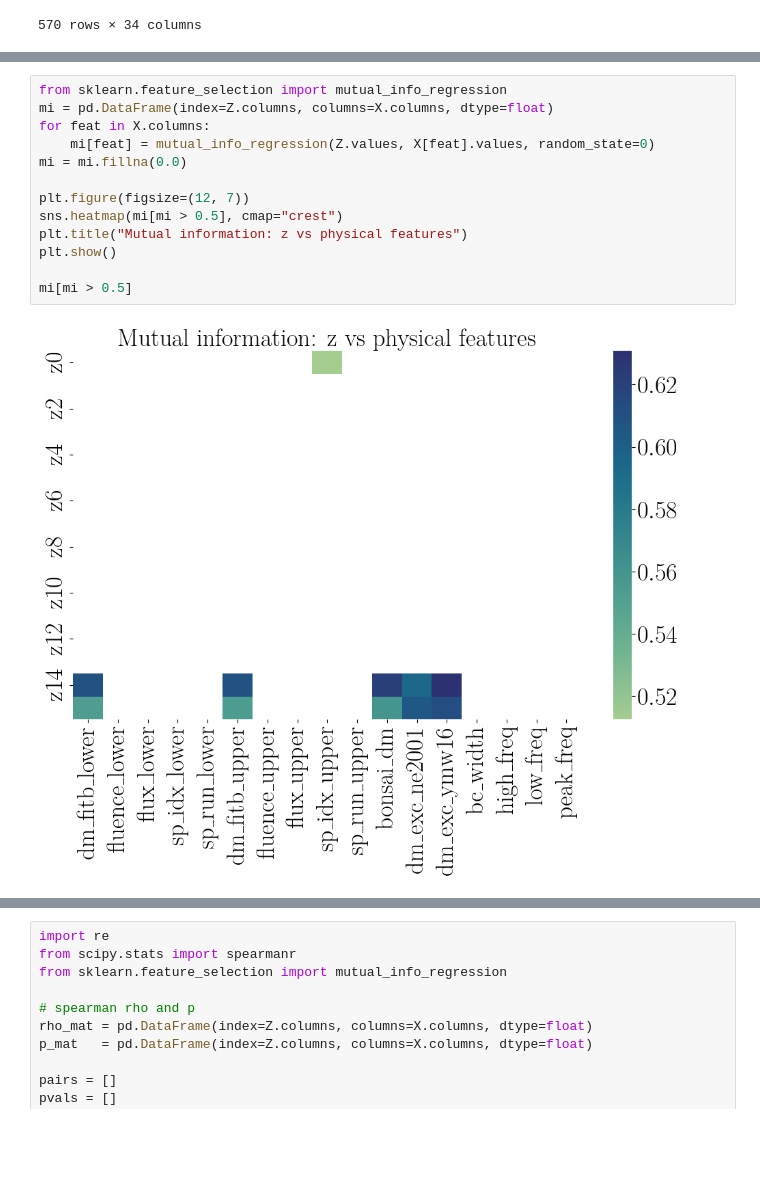
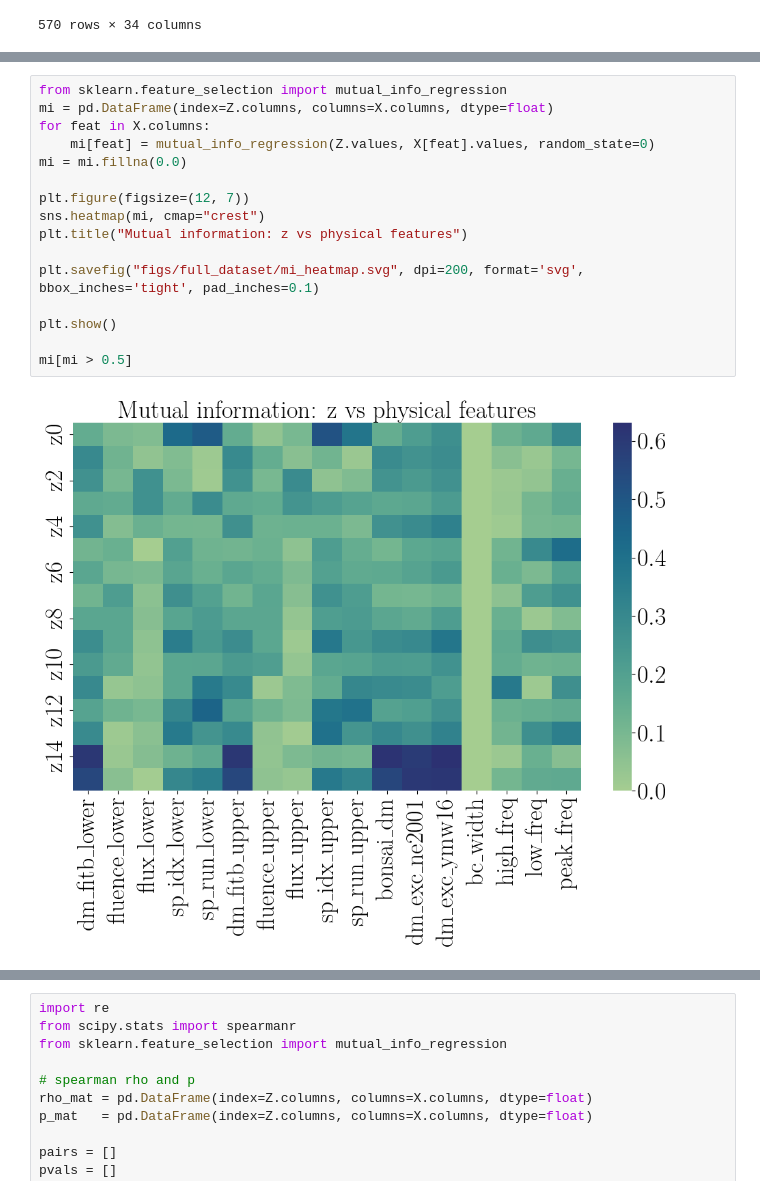
Before and after one commit to rtenacity/frb-analysis, a Jupyter notebook: chime_data/analysis.ipynb, the cells around one changed output, grey strips where cells are left out. Drawn from its saved outputs; the diff is of its cells as text; blank space fills up the shorter version.

```diff
--- a/chime_data/analysis.ipynb
+++ b/chime_data/analysis.ipynb
@@ -1215,18 +1200,21 @@ Probe AUC for repeater: 0.9794591284497794
 # %%
 from sklearn.feature_selection import mutual_info_regression
 mi = pd.DataFrame(index=Z.columns, columns=X.columns, dtype=float)
 for feat in X.columns:
     mi[feat] = mutual_info_regression(Z.values, X[feat].values, random_state=0)
 mi = mi.fillna(0.0)
 
 plt.figure(figsize=(12, 7))
-sns.heatmap(mi[mi > 0.5], cmap="crest")
+sns.heatmap(mi, cmap="crest")
 plt.title("Mutual information: z vs physical features")
+
+plt.savefig("figs/full_dataset/mi_heatmap.svg", dpi=200, format='svg', bbox_inches='tight', pad_inches=0.1)
+
 plt.show()
 
 mi[mi > 0.5]
 # %% [output]
-[figure, old version]
+[figure, new version]
 |  | dm_fitb_lower | fluence_lower | flux_lower | sp_idx_lower | sp_run_lower | dm_fitb_upper | fluence_upper | ... |
 | z0 | NaN | NaN | NaN | NaN | NaN | NaN | NaN | ... |
 | z1 | NaN | NaN | NaN | NaN | NaN | NaN | NaN | ... |
```
Also changed, not shown: parts of 10 cells of this notebook, 8 other files.
